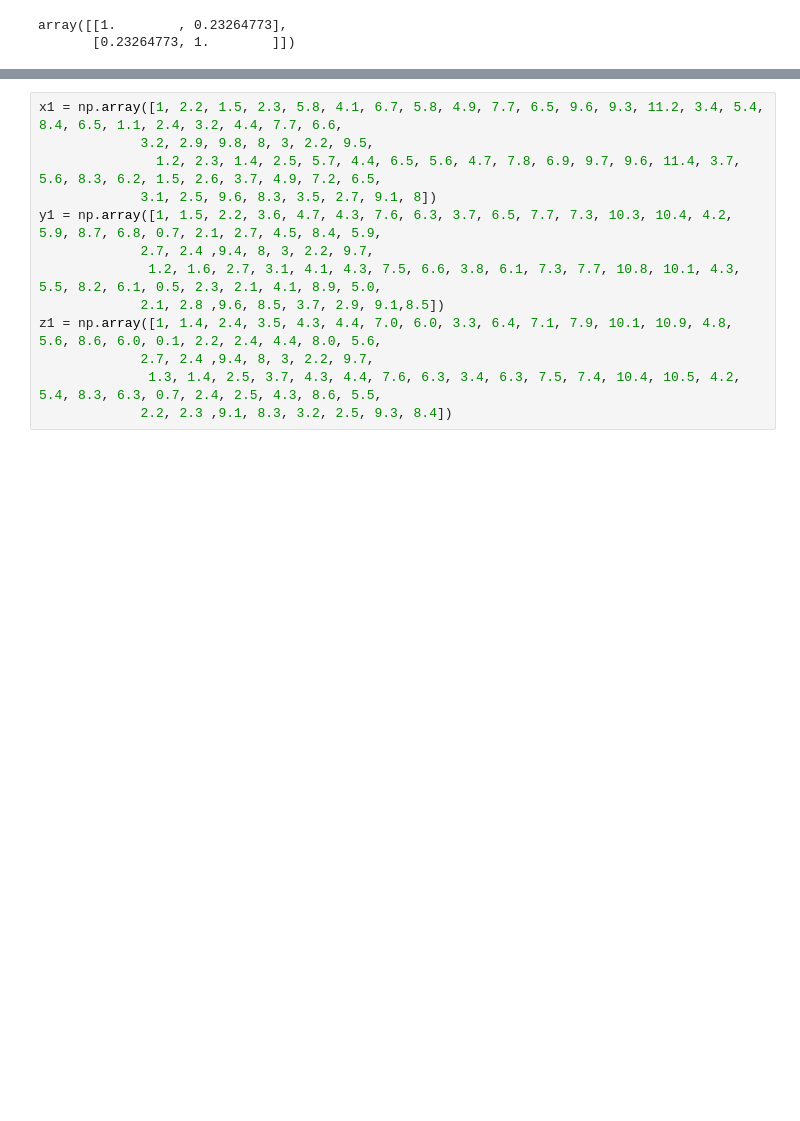
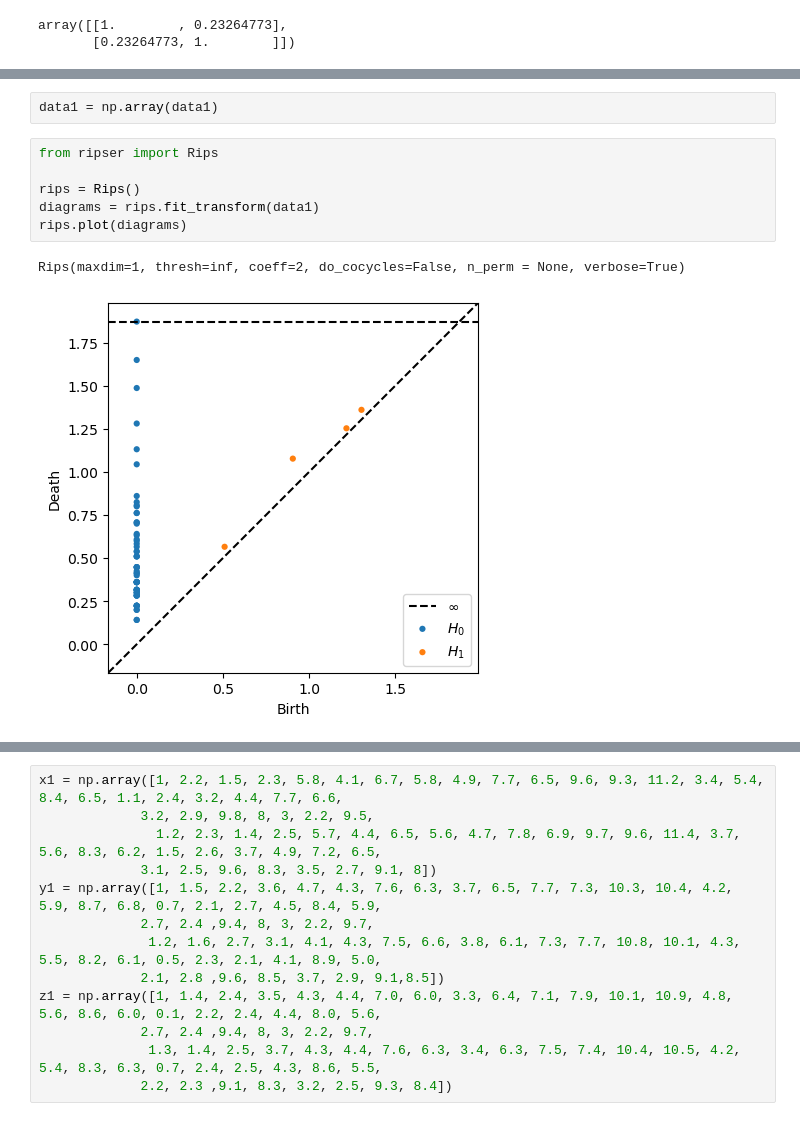
Before and after one commit to mdona0/Python-project, a Jupyter notebook: TDAsampleData.ipynb, the cells around one changed output, grey strips where cells are left out. Cells and saved outputs as stored; diff of their text form; blank space fills up the shorter version.

```diff
--- a/TDAsampleData.ipynb
+++ b/TDAsampleData.ipynb
@@ -75,0 +126,11 @@ plot_diagrams(diagrams2, show=True)
+# %%
+data1 = np.array(data1)
+# %%
+from ripser import Rips
+
+rips = Rips()
+diagrams = rips.fit_transform(data1)
+rips.plot(diagrams)
+# %% [output]
+Rips(maxdim=1, thresh=inf, coeff=2, do_cocycles=False, n_perm = None, verbose=True)
+[figure, added]
```
Also changed, not shown: parts of 21 cells of this notebook.
